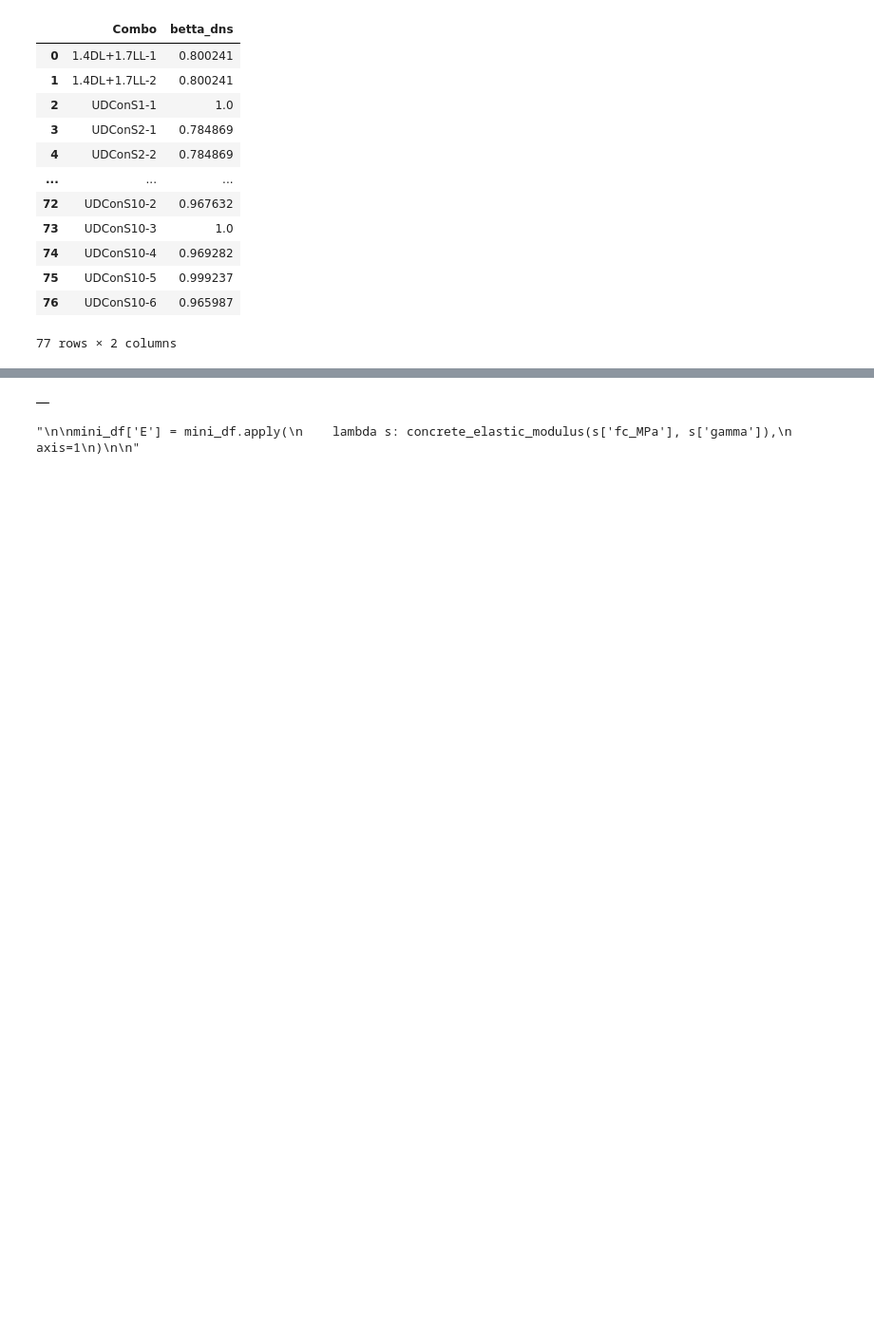
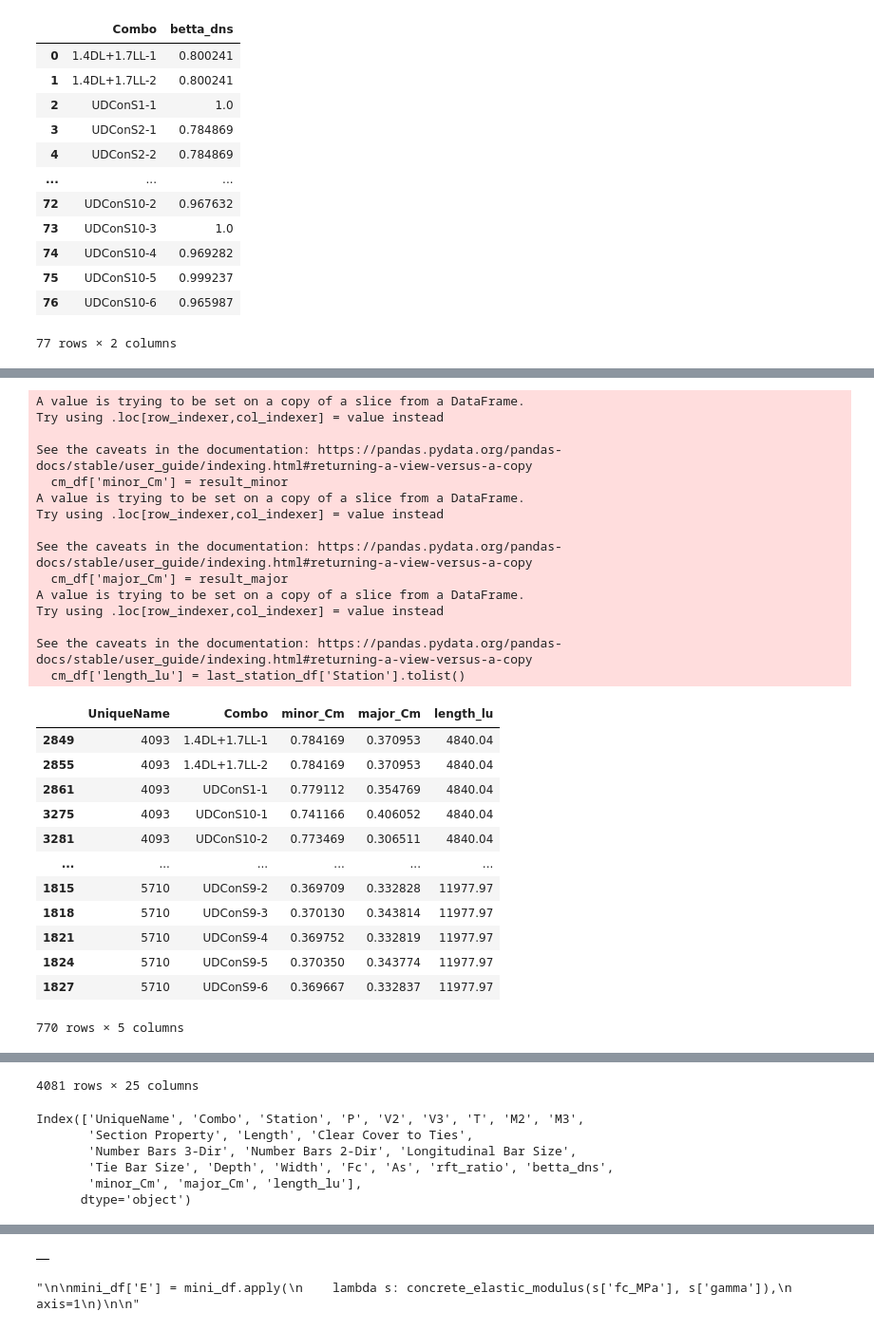
Before and after one commit to mohamadalitellawi/Civil_Engineering_Tools, a Jupyter notebook: notebooks/column_pandas/ppp_r00.ipynb, the cells around one changed output, grey strips where cells are left out. Shown at 95% size. Cells and saved outputs as stored; diff of their text form; code cells hidden in the pictures; blank space fills up the shorter version.

```diff
--- a/notebooks/column_pandas/ppp_r00.ipynb
+++ b/notebooks/column_pandas/ppp_r00.ipynb
@@ -164,0 +147,53 @@ df
+# %%
+df_result = df_final.copy()
+df_result = df_result.merge(df_betta_dns, how='inner', on='Combo')
+# ممكن تطوير فصل الجدول بناء على اول و اخر سطر بالجدول
+station_count = 3
+first_station_idx = df_result.index[::station_count]
+last_station_idx = df_result.index[station_count-1::station_count]
+first_station_df = df_result.loc[first_station_idx]
+last_station_df = df_result.loc[last_station_idx]
+cm_df = first_station_df[['UniqueName', 'Combo']]
+# %%
+first_station_idx = df_result.groupby(by=['UniqueName','Combo'])[['Station']].idxmin()
+last_station_idx = df_result.groupby(by=['UniqueName','Combo'])[['Station']].idxmax()
+first_station_df = df_result.loc[first_station_idx['Station']]
+last_station_df = df_result.loc[last_station_idx['Station']]
+cm_df = first_station_df[['UniqueName', 'Combo']]
+result_minor = [mc.calculate_Cm(m_start, m_end) for m_start, m_end in zip(first_station_df['M2'], last_station_df['M2'])]
+result_major = [mc.calculate_Cm(m_start, m_end) for m_start, m_end in zip(first_station_df['M3'], last_station_df['M3'])]
+cm_df['minor_Cm'] = result_minor
+cm_df['major_Cm'] = result_major
+cm_df['length_lu'] = last_station_df['Station'].tolist()
+display(cm_df)
+df_result = df_result.merge(cm_df, on=['UniqueName', 'Combo'], how='inner')
+df_result
+# %% [output]
+A value is trying to be set on a copy of a slice from a DataFrame.
+Try using .loc[row_indexer,col_indexer] = value instead
+
+See the caveats in the documentation: https://pandas.pydata.org/pandas-docs/stable/user_guide/indexing.html#returning-a-view-versus-a-copy
+  cm_df['minor_Cm'] = result_minor
+A value is trying to be set on a copy of a slice from a DataFrame.
+Try using .loc[row_indexer,col_indexer] = value instead
+
+See the caveats in the documentation: https://pandas.pydata.org/pandas-docs/stable/user_guide/indexing.html#returning-a-view-versus-a-copy
+  cm_df['major_Cm'] = result_major
+A value is trying to be set on a copy of a slice from a DataFrame.
+Try using .loc[row_indexer,col_indexer] = value instead
+
+See the caveats in the documentation: https://pandas.pydata.org/pandas-docs/stable/user_guide/indexing.html#returning-a-view-versus-a-copy
+  cm_df['length_lu'] = last_station_df['Station'].tolist()
+|  | UniqueName | Combo | minor_Cm | major_Cm | length_lu |
+| 2849 | 4093 | 1.4DL+1.7LL-1 | 0.784169 | 0.370953 | 4840.04 |
+| 2855 | 4093 | 1.4DL+1.7LL-2 | 0.784169 | 0.370953 | 4840.04 |
+| 2861 | 4093 | UDConS1-1 | 0.779112 | 0.354769 | 4840.04 |
+| 3275 | 4093 | UDConS10-1 | 0.741166 | 0.406052 | 4840.04 |
+| 3281 | 4093 | UDConS10-2 | 0.773469 | 0.306511 | 4840.04 |
+| ... | ... | ... | ... | ... | ... |
+| 1815 | 5710 | UDConS9-2 | 0.369709 | 0.332828 | 11977.97 |
+| 1818 | 5710 | UDConS9-3 | 0.370130 | 0.343814 | 11977.97 |
+| 1821 | 5710 | UDConS9-4 | 0.369752 | 0.332819 | 11977.97 |
+| 1824 | 5710 | UDConS9-5 | 0.370350 | 0.343774 | 11977.97 |
+| 1827 | 5710 | UDConS9-6 | 0.369667 | 0.332837 | 11977.97 |
+770 rows × 5 columns
@@ -164,0 +212,10 @@ df
+4081 rows × 25 columns
+# %%
+df_result.columns
+# %% [output]
+Index(['UniqueName', 'Combo', 'Station', 'P', 'V2', 'V3', 'T', 'M2', 'M3',
+       'Section Property', 'Length', 'Clear Cover to Ties',
+       'Number Bars 3-Dir', 'Number Bars 2-Dir', 'Longitudinal Bar Size',
+       'Tie Bar Size', 'Depth', 'Width', 'Fc', 'As', 'rft_ratio', 'betta_dns',
+       'minor_Cm', 'major_Cm', 'length_lu'],
+      dtype='object')
```
Also changed, not shown: parts of 3 cells of this notebook.
